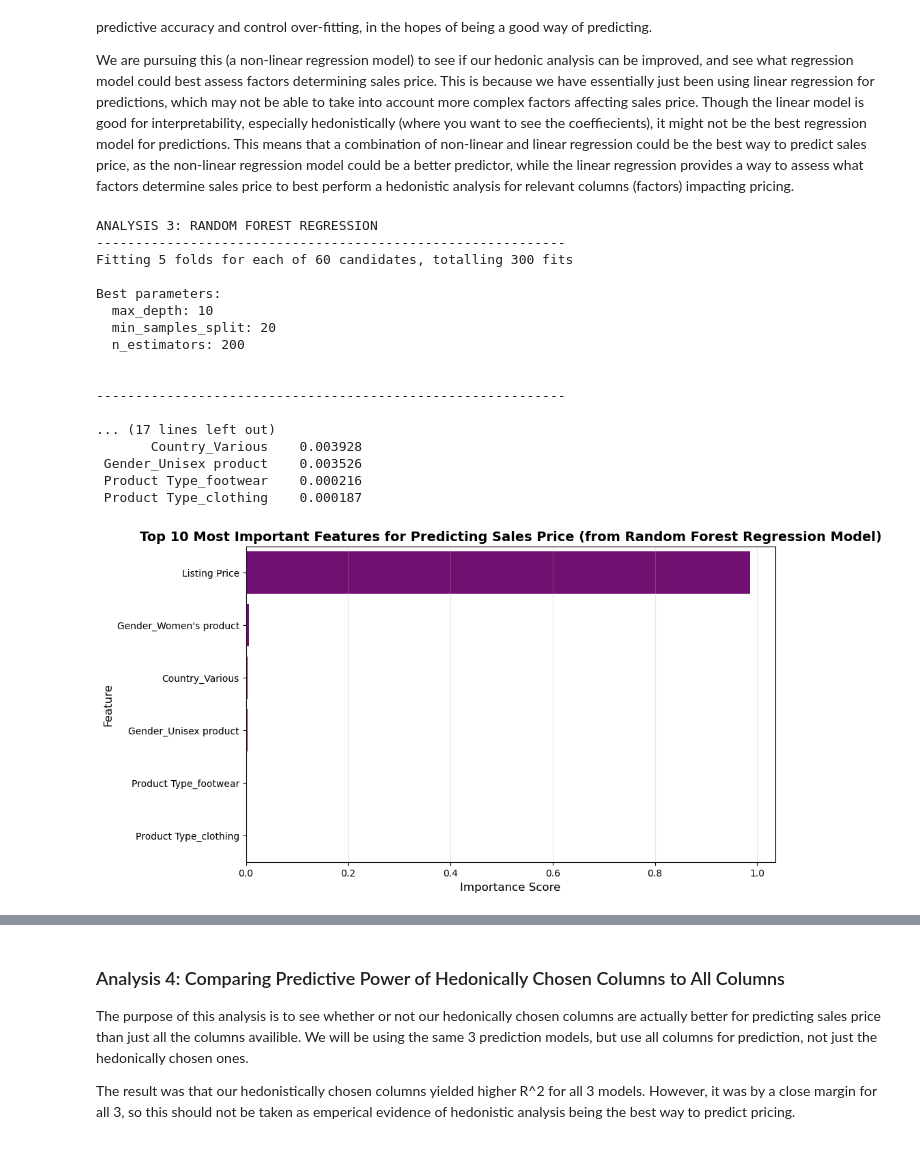
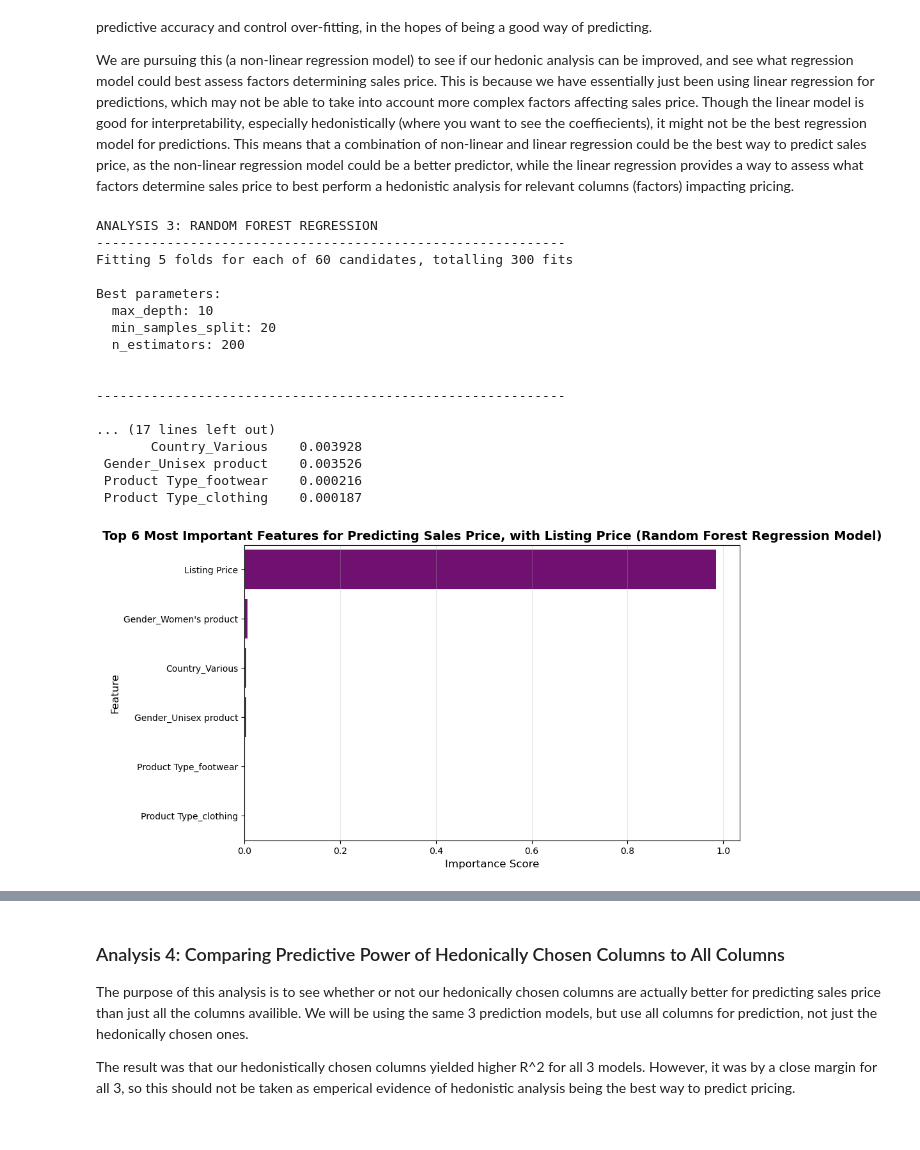
Before and after one commit to jasmine-1e/Hedonic-Analysis-of-Athleticware-Pricing, a Jupyter notebook: 03-FinalProject.ipynb, the cells around one changed output, grey strips where cells are left out. Drawn from its saved outputs; the diff is of its cells as text; code cells hidden in the pictures.

```diff
--- a/03-FinalProject.ipynb
+++ b/03-FinalProject.ipynb
@@ -679,16 +683,16 @@ feature_importance_rf = pd.DataFrame({
 })
 feature_importance_rf = feature_importance_rf.sort_values('Importance', ascending=False)
 
-### Displaying the top 10 most important features to predict pricing, as determined by this model
-print("\nTop 10 Most Important Features:")
+### Displaying the top most important features to predict pricing, as determined by this model
+print("\nTop 6 Most Important Features:")
 print(feature_importance_rf.head(10).to_string(index=False))
 print('\n')
 
-### Visualizing feature importances (top 10) determined by the Random Forest Regression model
+### Visualizing feature importances (top) determined by the Random Forest Regression model
 plt.figure(figsize=(10, 6))
 top_features = feature_importance_rf.head(10)
 sns.barplot(data=top_features, x='Importance', y='Feature', color = 'purple')
-plt.title('Top 10 Most Important Features for Predicting Sales Price (from Random Forest Regression Model)',
+plt.title('Top 6 Most Important Features for Predicting Sales Price, with Listing Price (Random Forest Regression Model)',
          fontsize=14, fontweight='bold')
 plt.xlabel('Importance Score', fontsize=12)
 plt.ylabel('Feature', fontsize=12)
@@ -701,34 +705,34 @@ plt.show()
 plt.figure(figsize=(10, 6))
 plt.scatter(y_test, y_pred_rf, alpha=0.5, s=20, color='purple')
 plt.plot([y_test.min(),  y_test.max()],
          [y_test.min(), y_test.max()],
          'r--', lw=2, label='Perfect Prediction')
 plt.xlabel('Actual Sale Price ($)', fontsize=12)
 plt.ylabel('Predicted Sale Price ($)', fontsize=12)
 plt.title(f'Random Forest Predictions\nR^2 = {r2_rf}', fontsize=14, fontweight='bold')
 plt.legend()
 plt.grid(True, alpha=0.3)
 plt.savefig('results/rf_predictions.png', dpi=300, bbox_inches='tight')
 plt.show()
 # %% [output]
 ANALYSIS 3: RANDOM FOREST REGRESSION
 ------------------------------------------------------------
 Fitting 5 folds for each of 60 candidates, totalling 300 fits
 
 Best parameters:
   max_depth: 10
   min_samples_split: 20
   n_estimators: 200
 
 
 ------------------------------------------------------------
 
 ... (17 lines left out)
        Country_Various    0.003928
  Gender_Unisex product    0.003526
  Product Type_footwear    0.000216
  Product Type_clothing    0.000187
-[figure, old version]
+[figure, new version]
 [figure]
 # %% [markdown]
 ### Analysis 4: Comparing Predictive Power of Hedonically Chosen Columns to All Columns
```
Also changed, not shown: parts of 4 cells of this notebook.
